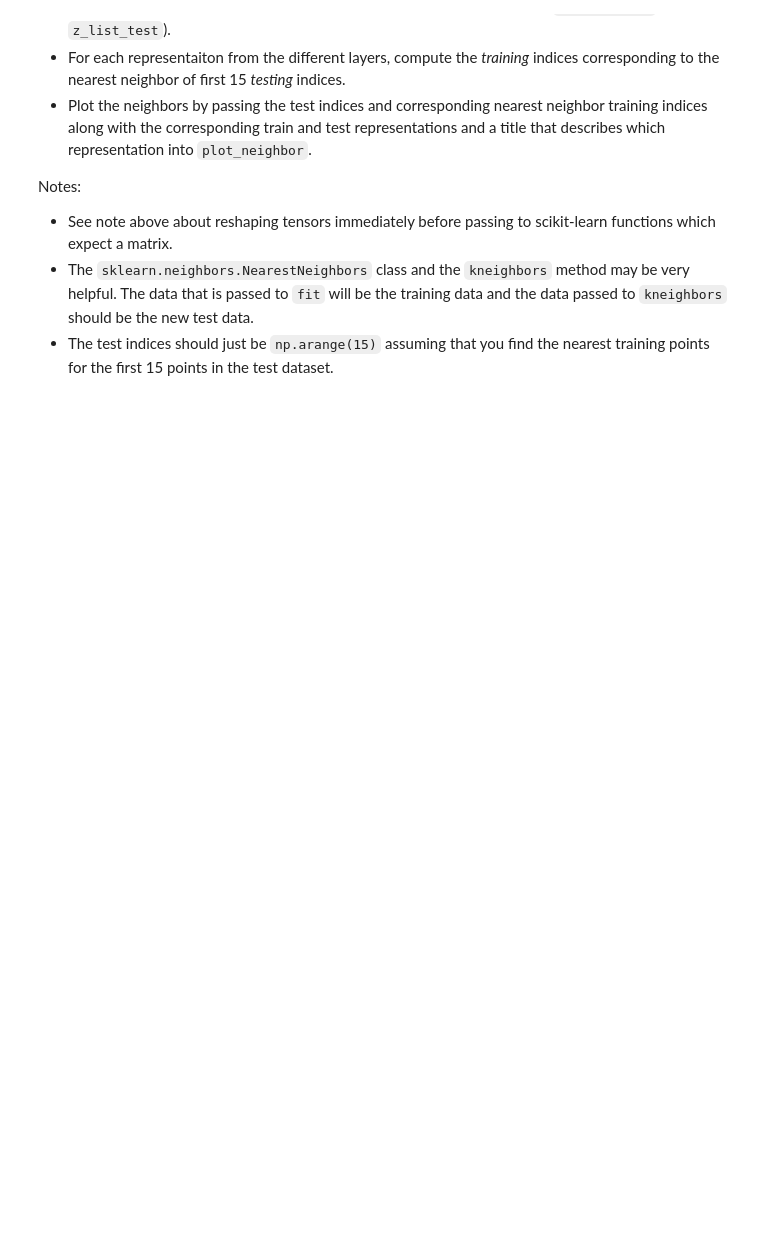
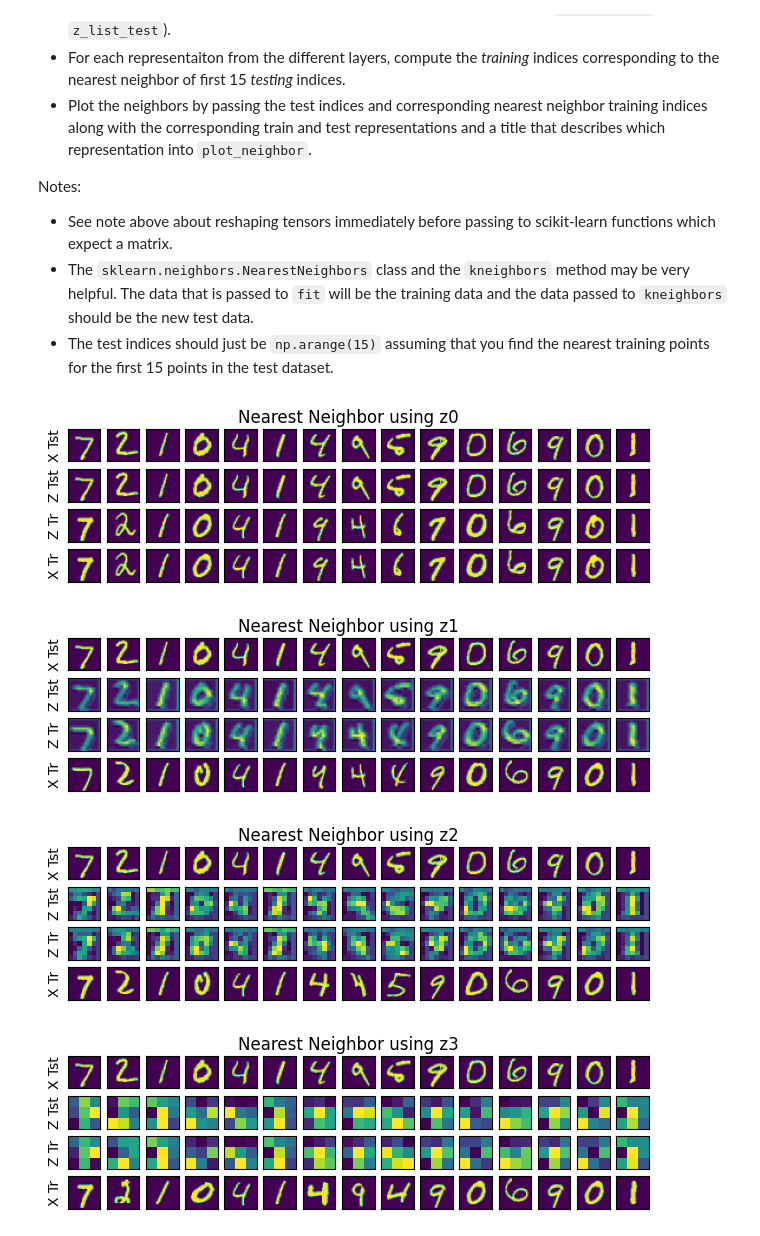
Before and after one commit to Basil070104/AI-blocks, a Jupyter notebook: Assignment_05_Exercise.ipynb, the cells around one changed output. Cells and saved outputs as stored; diff of their text form; code cells hidden in the pictures; blank space fills up the shorter version.

```diff
--- a/Assignment_05_Exercise.ipynb
+++ b/Assignment_05_Exercise.ipynb
@@ -345,22 +460,47 @@ Notes:
 # %%
 def plot_neigbhor(test_ind, nearest_train_ind, z_test, z_train, title):
   '''
   Plots the original test image, the test image representation,
     the nearest train image representation, the nearest original train image.
   '''
   assert len(test_ind) == len(nearest_train_ind), 'Test and train indices should be the same length'
   n_test = len(test_ind)
   fig, axes_mat = plt.subplots(4, n_test, figsize=np.array([n_test, 4])/2)
   for test_i, nearest_train_i, axes in zip(test_ind, nearest_train_ind, axes_mat.T):
     plot_representation(x_test[test_i], axes[0])
     plot_representation(z_test[test_i], axes[1])
     plot_representation(z_train[nearest_train_i], axes[2])
     plot_representation(x_train[nearest_train_i], axes[3])
     if test_i == 0:
       for lab, ax in zip(['X Tst', 'Z Tst', 'Z Tr', 'X Tr'], axes):
         ax.set_ylabel(lab)
   fig.suptitle(title)
 
 # ----------- <Your code> ---------------
+from sklearn.neighbors import NearestNeighbors
 
+test_ind = np.arange(15)
+
+for zi in range(len(z_list_train)):
+    z_train = z_list_train[zi]
+    z_test = z_list_test[zi]
+
+    B_train = z_train.shape[0]
+    B_test = z_test.shape[0]
+    z_train_reshaped = z_train.reshape(B_train, -1)
+    z_test_reshaped = z_test.reshape(B_test, -1)
+
+    nn = NearestNeighbors(n_neighbors=1)
+    nn.fit(z_train_reshaped)
+
+    distances, indices = nn.kneighbors(z_test_reshaped[test_ind])
+    nearest_train_ind = indices.squeeze(1)  # Remove extra dimension
+
+    # Plot the results
+    plot_neigbhor(test_ind, nearest_train_ind, z_test, z_train, f'Nearest Neighbor using z{zi}')
 # ----------- <End your code> ---------------
+# %% [output]
+[figure, added]
+[figure, added]
+[figure, added]
+[figure, added]
```
Also changed, not shown: parts of 7 cells of this notebook.
